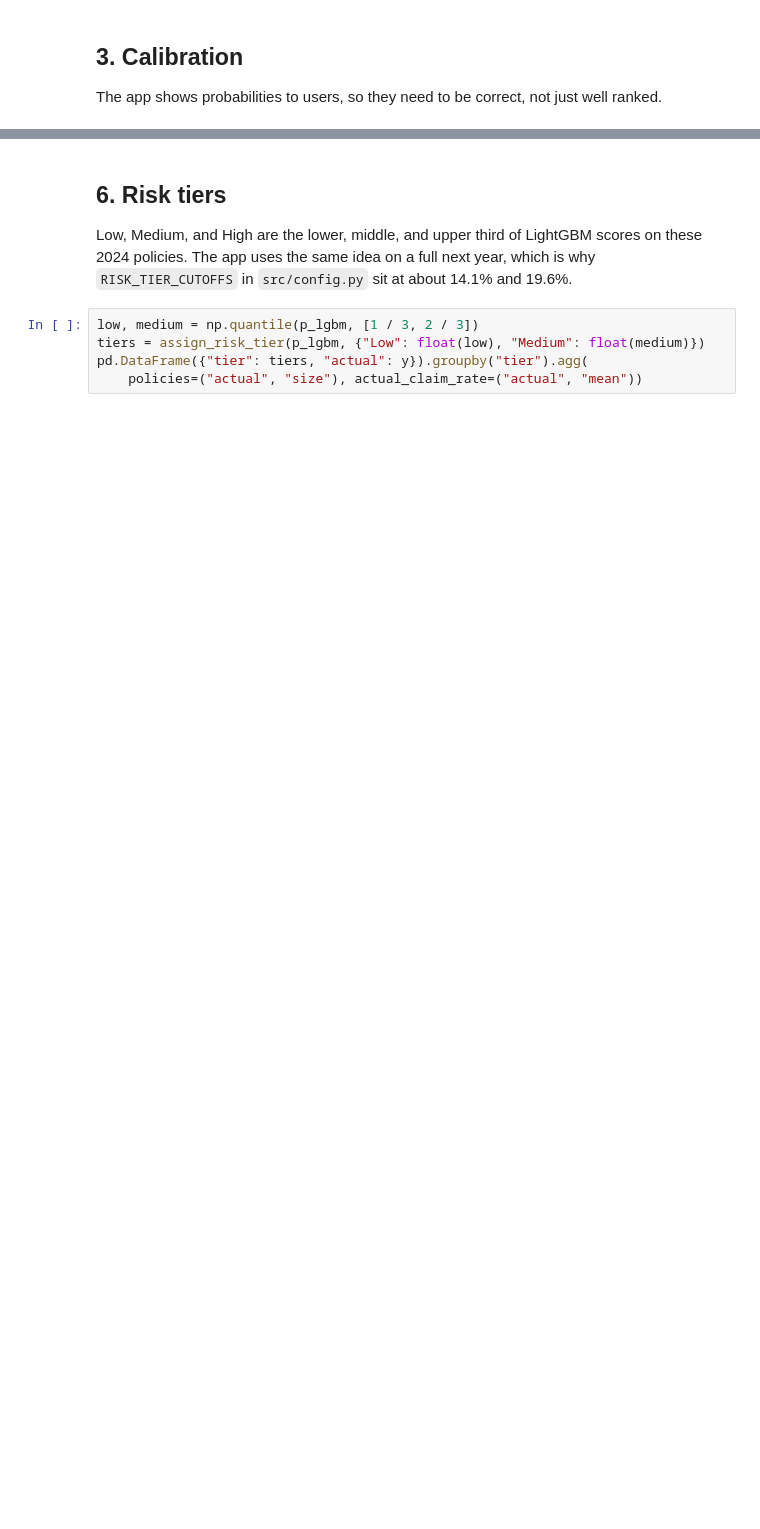
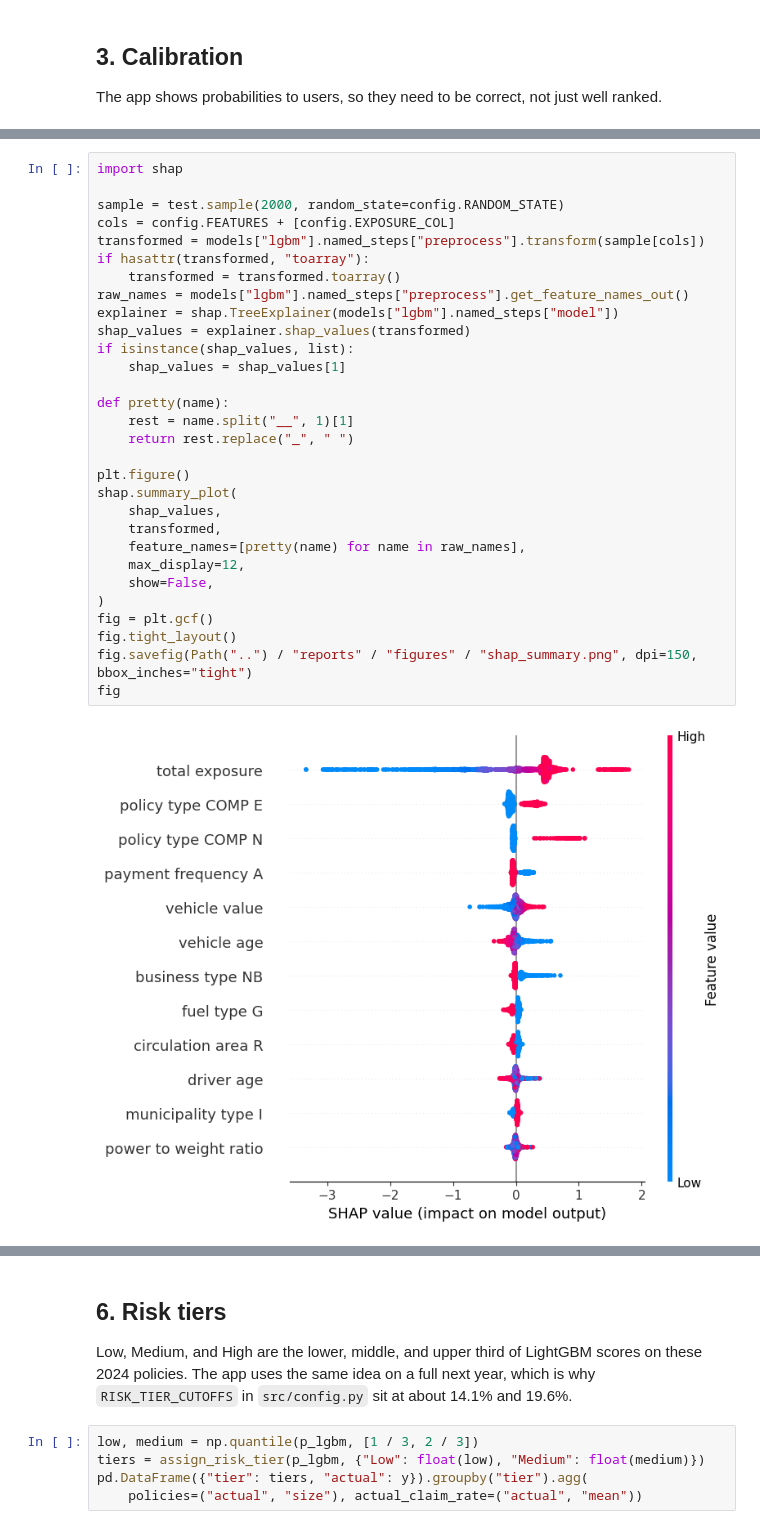
Before and after one commit to angekonan715/predictNextClaim, a Jupyter notebook: notebooks/03_evaluation.ipynb, the cells around one changed output, grey strips where cells are left out. Saved outputs shown, nothing was run; the diff lists cells and outputs as text; blank space fills up the shorter version.

```diff
--- a/notebooks/03_evaluation.ipynb
+++ b/notebooks/03_evaluation.ipynb
@@ -77,0 +173,32 @@ Since 2012, EU insurers cannot use gender to set prices. TODO: refit with and wi
+# %%
+import shap
+
+sample = test.sample(2000, random_state=config.RANDOM_STATE)
+cols = config.FEATURES + [config.EXPOSURE_COL]
+transformed = models["lgbm"].named_steps["preprocess"].transform(sample[cols])
+if hasattr(transformed, "toarray"):
+    transformed = transformed.toarray()
+raw_names = models["lgbm"].named_steps["preprocess"].get_feature_names_out()
+explainer = shap.TreeExplainer(models["lgbm"].named_steps["model"])
+shap_values = explainer.shap_values(transformed)
+if isinstance(shap_values, list):
+    shap_values = shap_values[1]
+
+def pretty(name):
+    rest = name.split("__", 1)[1]
+    return rest.replace("_", " ")
+
+plt.figure()
+shap.summary_plot(
+    shap_values,
+    transformed,
+    feature_names=[pretty(name) for name in raw_names],
+    max_display=12,
+    show=False,
+)
+fig = plt.gcf()
+fig.tight_layout()
+fig.savefig(Path("..") / "reports" / "figures" / "shap_summary.png", dpi=150, bbox_inches="tight")
+fig
+# %% [output]
+[figure, added]
```
Also changed, not shown: parts of 14 cells of this notebook, 15 other files.
